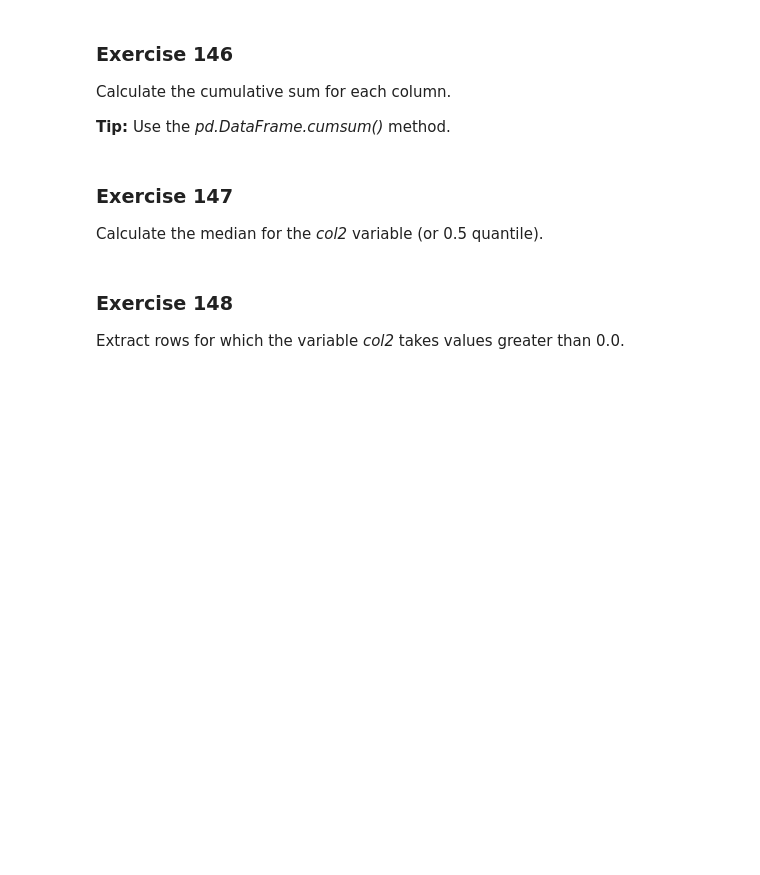
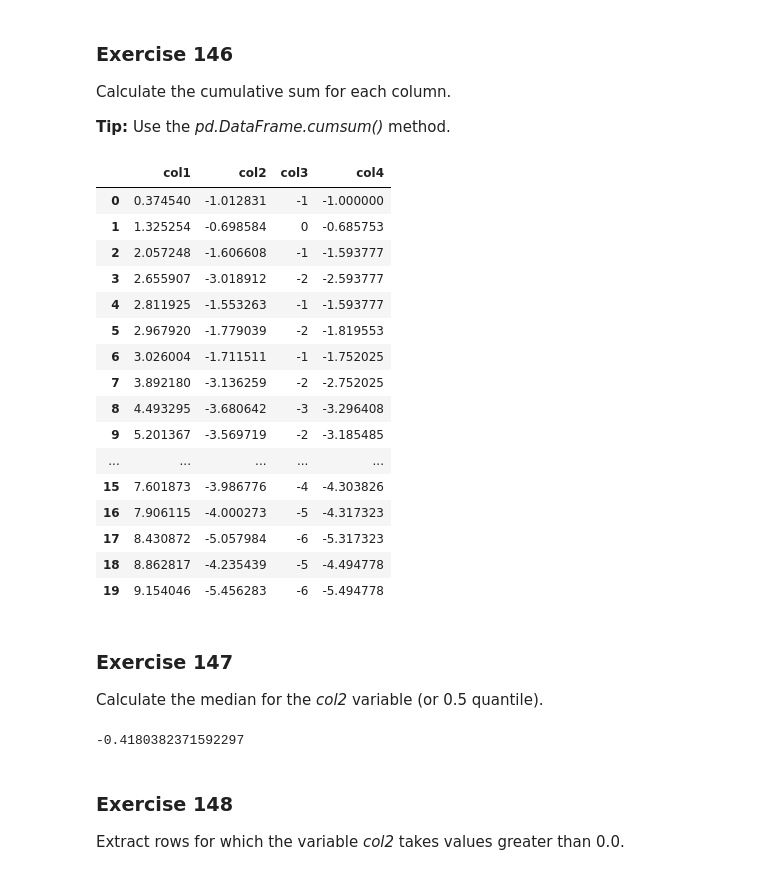
Before and after one commit to Olamyyde/test-colab, a Jupyter notebook: 141_150_exercises.ipynb, the cells around one changed output. Saved outputs shown, nothing was run; the diff lists cells and outputs as text; code cells hidden in the pictures; blank space fills up the shorter version.

```diff
--- a/141_150_exercises.ipynb
+++ b/141_150_exercises.ipynb
@@ -101,11 +156,33 @@ Calculate the cumulative sum for each column.
 __Tip:__ Use the _pd.DataFrame.cumsum()_ method.
 # %%
 # enter solution here
+df.cumsum()
+# %% [output]
+|  | col1 | col2 | col3 | col4 |
+| 0 | 0.374540 | -1.012831 | -1 | -1.000000 |
+| 1 | 1.325254 | -0.698584 | 0 | -0.685753 |
+| 2 | 2.057248 | -1.606608 | -1 | -1.593777 |
+| 3 | 2.655907 | -3.018912 | -2 | -2.593777 |
+| 4 | 2.811925 | -1.553263 | -1 | -1.593777 |
+| 5 | 2.967920 | -1.779039 | -2 | -1.819553 |
+| 6 | 3.026004 | -1.711511 | -1 | -1.752025 |
+| 7 | 3.892180 | -3.136259 | -2 | -2.752025 |
+| 8 | 4.493295 | -3.680642 | -3 | -3.296408 |
+| 9 | 5.201367 | -3.569719 | -2 | -3.185485 |
+| ... | ... | ... | ... | ... |
+| 15 | 7.601873 | -3.986776 | -4 | -4.303826 |
+| 16 | 7.906115 | -4.000273 | -5 | -4.317323 |
+| 17 | 8.430872 | -5.057984 | -6 | -5.317323 |
+| 18 | 8.862817 | -4.235439 | -5 | -4.494778 |
+| 19 | 9.154046 | -5.456283 | -6 | -5.494778 |
 # %% [markdown]
 ### <a name='7'></a> Exercise 147
 Calculate the median for the _col2_ variable (or 0.5 quantile).
 # %%
 # enter solution here
+df['col2'].median()
+# %% [output]
+-0.4180382371592297
 # %% [markdown]
 ### <a name='8'></a> Exercise 148
 Extract rows for which the variable _col2_ takes values greater than 0.0.
```
Also changed, not shown: parts of 12 cells of this notebook.
